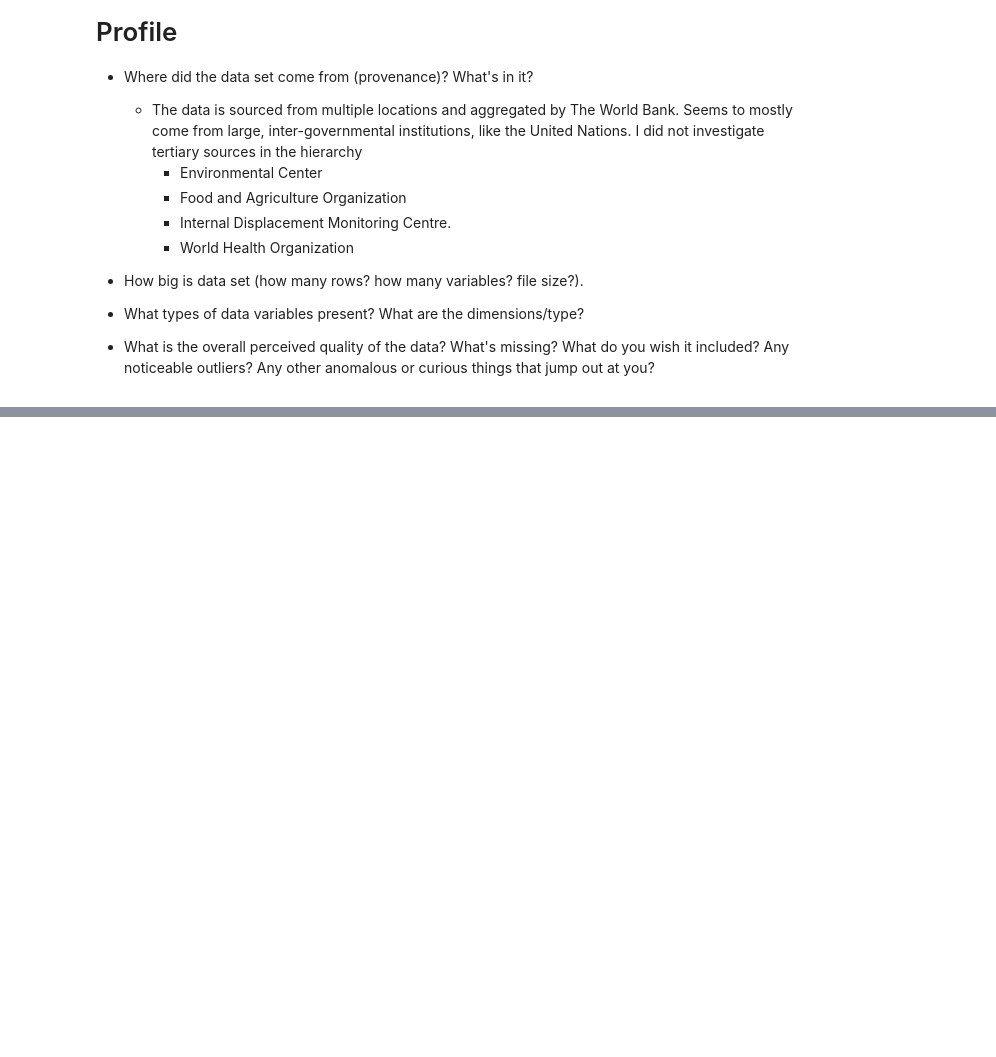
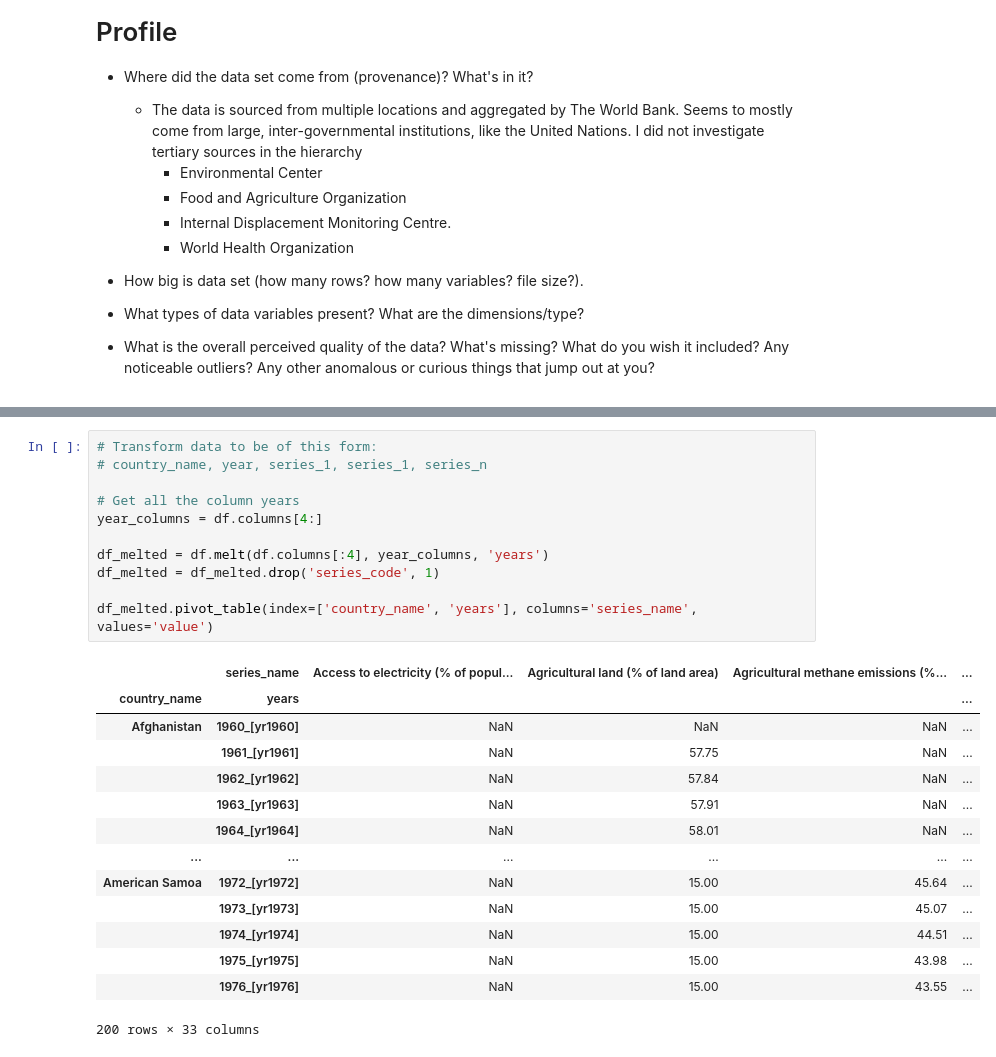
Before and after one commit to ccharp/msds, a Jupyter notebook: 511/a4/a4.ipynb, the cells around one changed output, grey strips where cells are left out. Saved outputs shown, nothing was run; the diff lists cells and outputs as text; blank space fills up the shorter version.

```diff
--- a/511/a4/a4.ipynb
+++ b/511/a4/a4.ipynb
@@ -72,0 +67,26 @@ df.head()
+# %%
+# Transform data to be of this form:
+# country_name, year, series_1, series_1, series_n
+
+# Get all the column years
+year_columns = df.columns[4:]
+
+df_melted = df.melt(df.columns[:4], year_columns, 'years')
+df_melted = df_melted.drop('series_code', 1)
+
+df_melted.pivot_table(index=['country_name', 'years'], columns='series_name', values='value')
+# %% [output]
+|  | series_name | Access to electricity (% of popul... | Agricultural land (% of land area) | Agricultural methane emissions (%... | ... |
+| country_name | years |  |  |  | ... |
+| Afghanistan | 1960_[yr1960] | NaN | NaN | NaN | ... |
+|  | 1961_[yr1961] | NaN | 57.75 | NaN | ... |
+|  | 1962_[yr1962] | NaN | 57.84 | NaN | ... |
+|  | 1963_[yr1963] | NaN | 57.91 | NaN | ... |
+|  | 1964_[yr1964] | NaN | 58.01 | NaN | ... |
+| ... | ... | ... | ... | ... | ... |
+| American Samoa | 1972_[yr1972] | NaN | 15.00 | 45.64 | ... |
+|  | 1973_[yr1973] | NaN | 15.00 | 45.07 | ... |
+|  | 1974_[yr1974] | NaN | 15.00 | 44.51 | ... |
+|  | 1975_[yr1975] | NaN | 15.00 | 43.98 | ... |
+|  | 1976_[yr1976] | NaN | 15.00 | 43.55 | ... |
+200 rows × 33 columns
```
Also changed, not shown: parts of 3 cells of this notebook.
